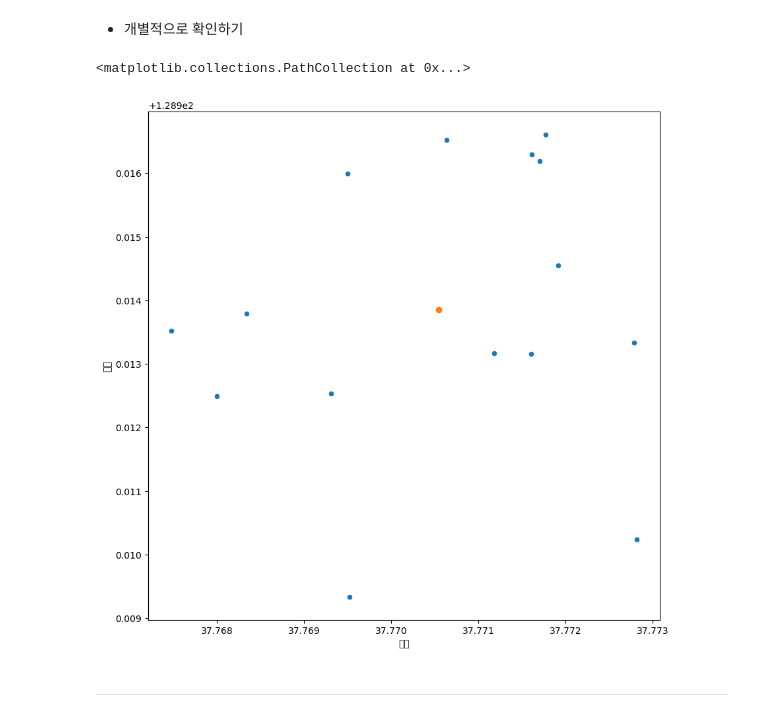
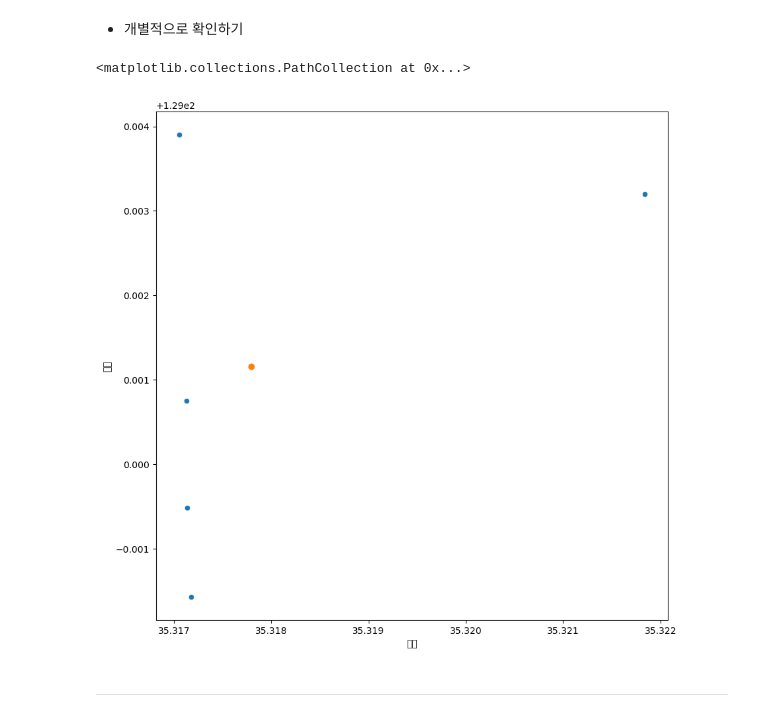
Before and after one commit to NeatyNut/-------, a Jupyter notebook: Analyst.ipynb, the cells around one changed output. Saved outputs shown, nothing was run; the diff lists cells and outputs as text; code cells hidden in the pictures.

```diff
--- a/Analyst.ipynb
+++ b/Analyst.ipynb
@@ -1057,14 +1057,14 @@ plt.scatter(centers[number,0], centers[number,1], )
 - 개별적으로 확인하기
 # %%
 # 1개의 군집마다 파악하기
-number = 5
+number = 1
 condition = (kid_point['pred'] == number)
 
 plt.figure(figsize=(10,10))
 sns.scatterplot(x=kid_point[condition]['위도'], y=kid_point[condition]['경도'])
 plt.scatter(centers[number,0], centers[number,1], )
 # %% [output]
 <matplotlib.collections.PathCollection at 0x...>
-[figure, old version]
+[figure, new version]
 # %% [markdown]
 ---
```
Also changed, not shown: parts of 2 cells of this notebook, 1 other file.
